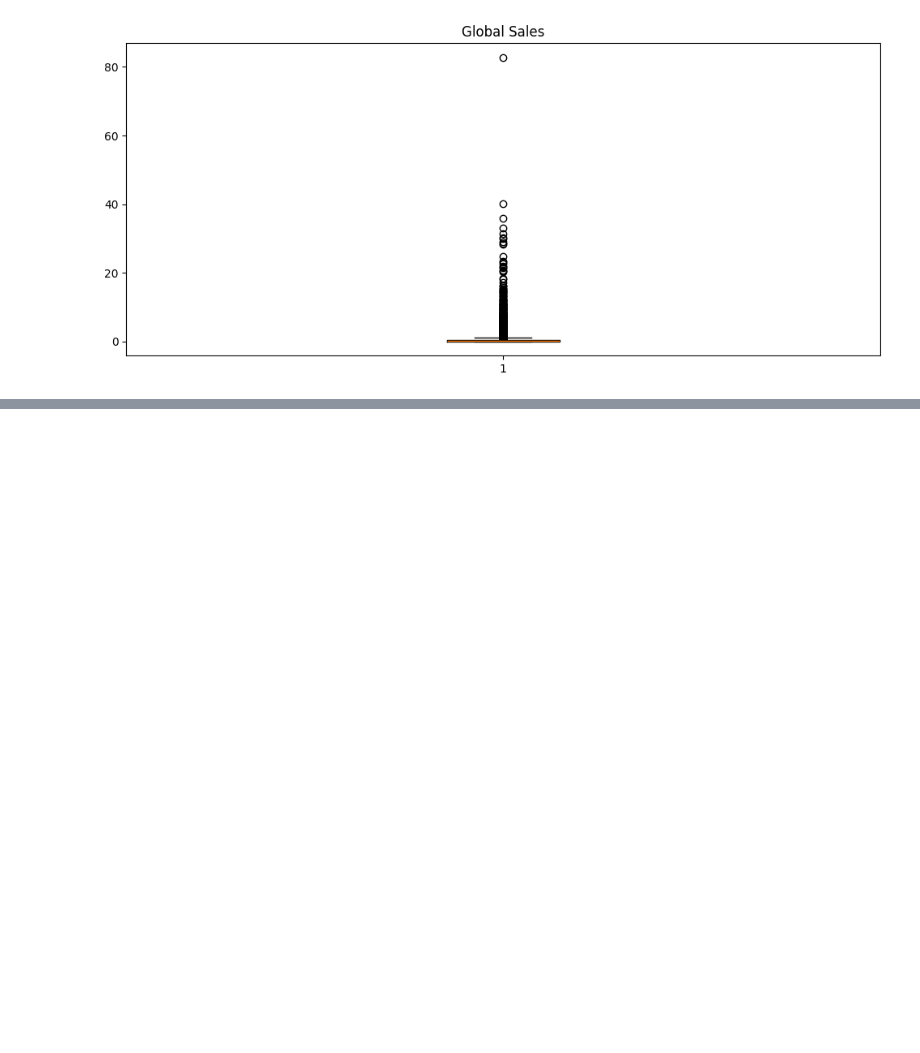
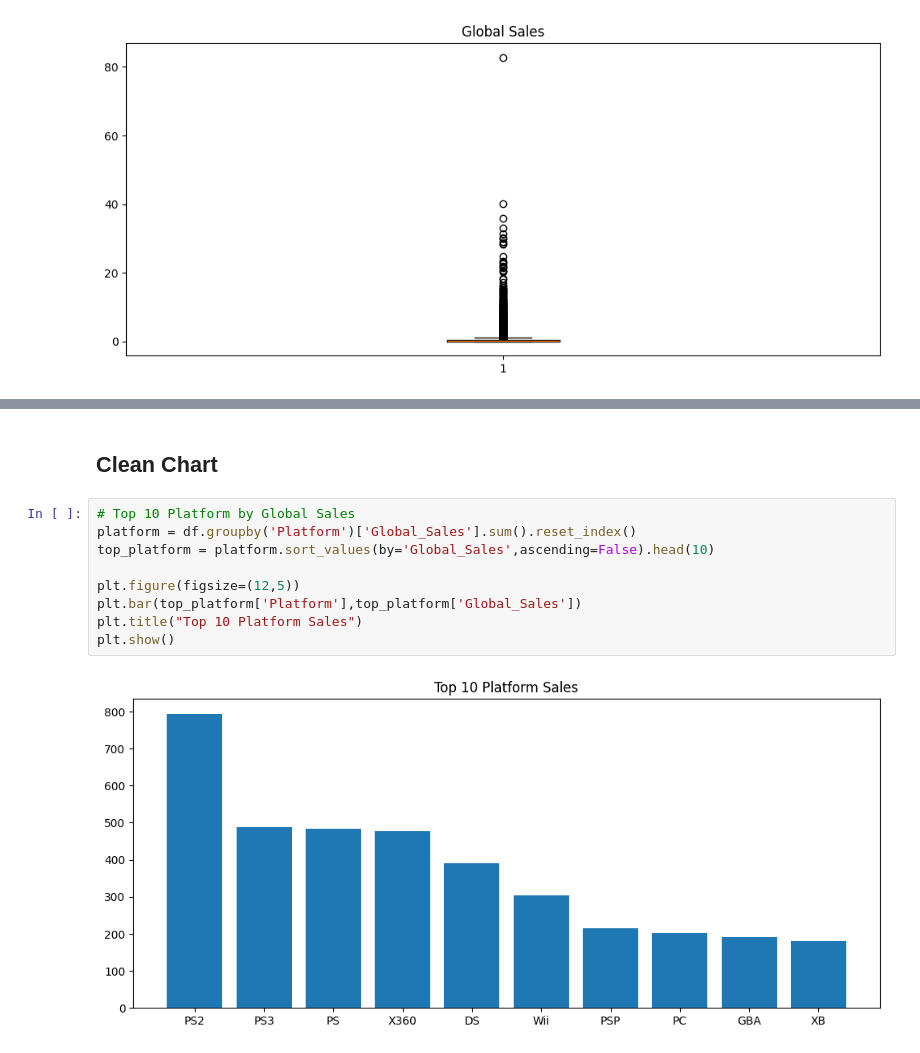
Before and after one commit to OrbitGNX/1-Video-Game-Sales---Data-Analytics, a Jupyter notebook: video-game-sales-da.ipynb, the cells around one changed output, grey strips where cells are left out. Cells and saved outputs as stored; diff of their text form; blank space fills up the shorter version.

```diff
--- a/video-game-sales-da.ipynb
+++ b/video-game-sales-da.ipynb
@@ -139,0 +235,13 @@ plt.show()
+# %% [markdown]
+## Clean Chart
+# %%
+# Top 10 Platform by Global Sales
+platform = df.groupby('Platform')['Global_Sales'].sum().reset_index()
+top_platform = platform.sort_values(by='Global_Sales',ascending=False).head(10)
+
+plt.figure(figsize=(12,5))
+plt.bar(top_platform['Platform'],top_platform['Global_Sales'])
+plt.title("Top 10 Platform Sales")
+plt.show()
+# %% [output]
+[figure, added]
```
Also changed, not shown: parts of 18 cells of this notebook, 1 other file.
